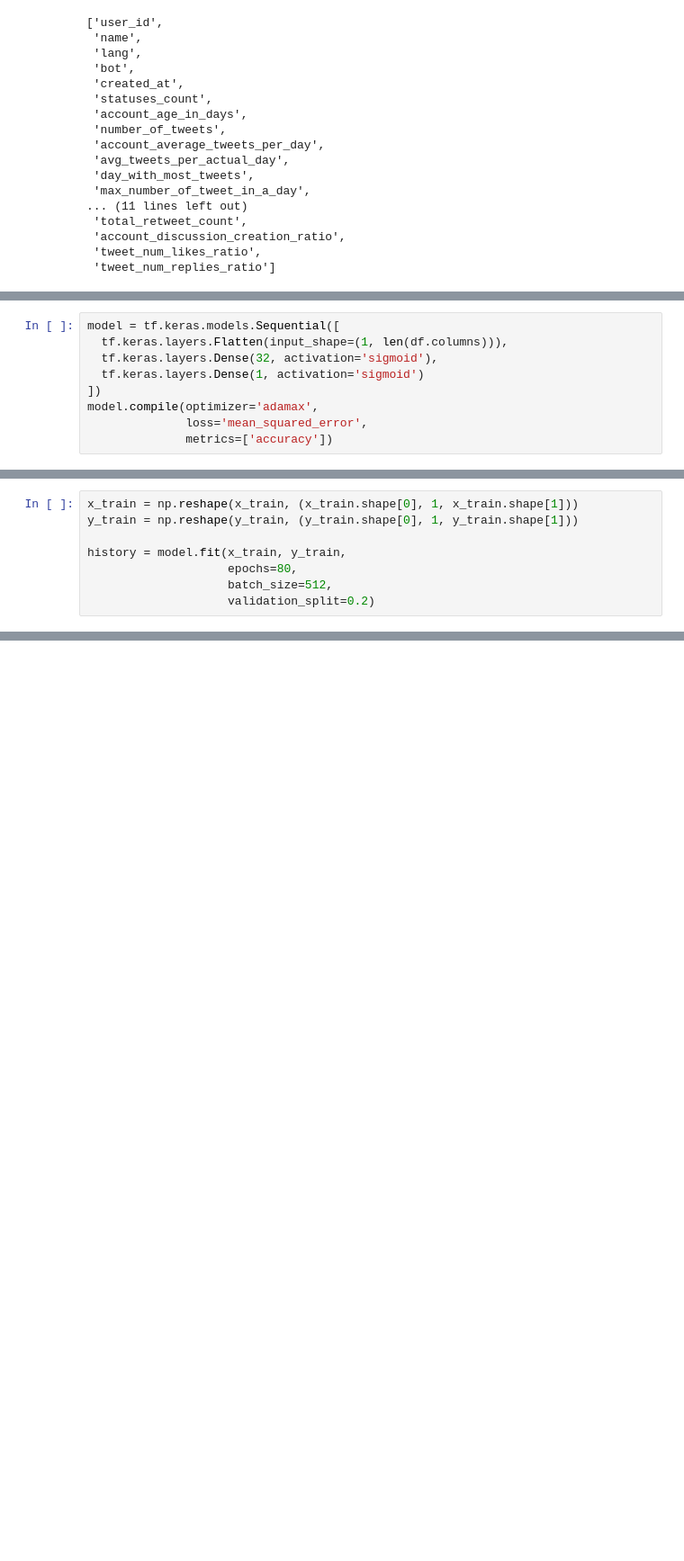
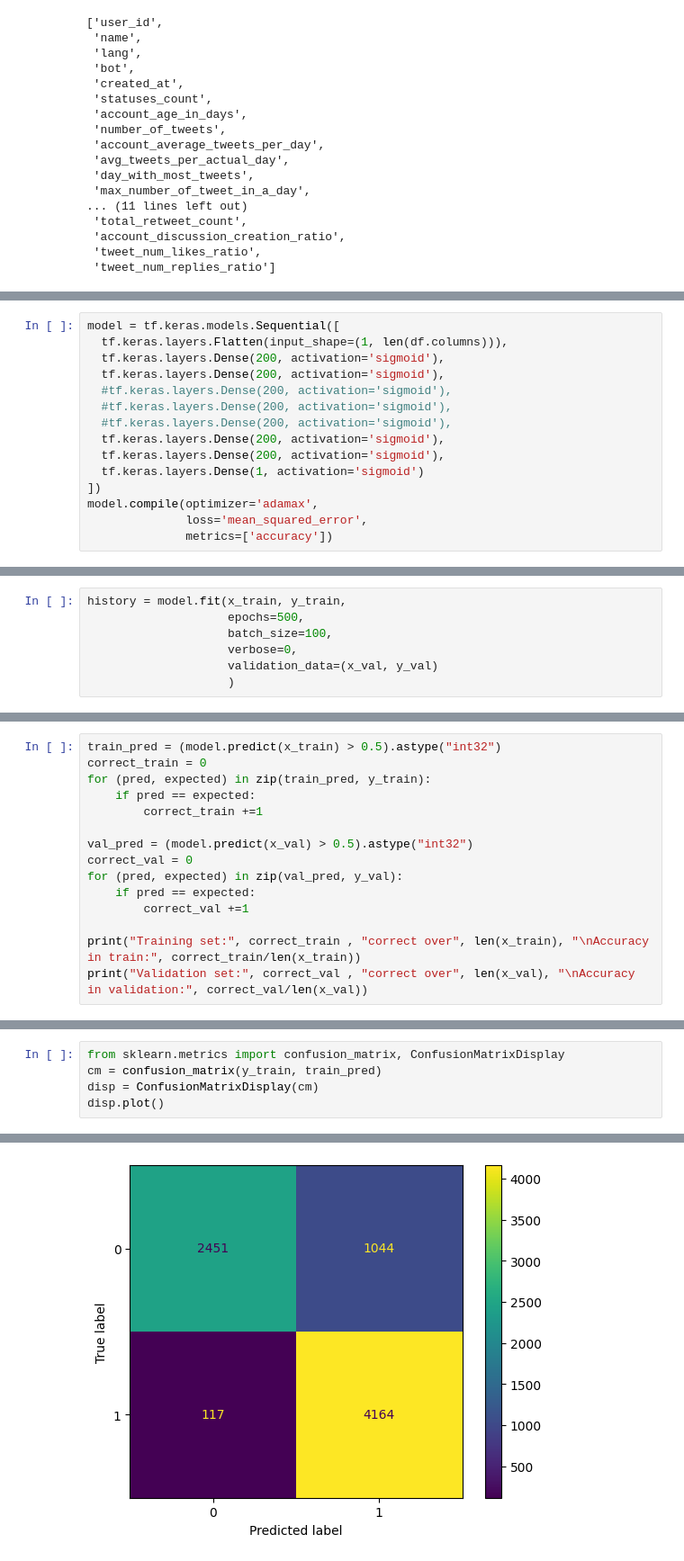
Before and after one commit to The-seven-dwarfs/DataMining-Group7, a Jupyter notebook: 3.x-Neural_network_classification.ipynb, the cells around one changed output, grey strips where cells are left out. Shown at 90% size. Cells and saved outputs as stored; diff of their text form; blank space fills up the shorter version.

```diff
--- a/3.x-Neural_network_classification.ipynb
+++ b/3.x-Neural_network_classification.ipynb
@@ -73,7 +79,13 @@ y_test = np.asarray(y_test)
 # %%
 model = tf.keras.models.Sequential([
   tf.keras.layers.Flatten(input_shape=(1, len(df.columns))),
-  tf.keras.layers.Dense(32, activation='sigmoid'),
+  tf.keras.layers.Dense(200, activation='sigmoid'),
+  tf.keras.layers.Dense(200, activation='sigmoid'),
+  #tf.keras.layers.Dense(200, activation='sigmoid'),
+  #tf.keras.layers.Dense(200, activation='sigmoid'),
+  #tf.keras.layers.Dense(200, activation='sigmoid'),
+  tf.keras.layers.Dense(200, activation='sigmoid'),
+  tf.keras.layers.Dense(200, activation='sigmoid'),
   tf.keras.layers.Dense(1, activation='sigmoid')
 ])
 model.compile(optimizer='adamax',
@@ -87,9 +102 @@ model.compile(optimizer='adamax',
 To enable them in other operations, rebuild TensorFlow with the appropriate compiler flags.
-# %%
-x_train = np.reshape(x_train, (x_train.shape[0], 1, x_train.shape[1]))
-y_train = np.reshape(y_train, (y_train.shape[0], 1, y_train.shape[1]))
-
-history = model.fit(x_train, y_train,
-                    epochs=80,
-                    batch_size=512,
-                    validation_split=0.2)
@@ -97,0 +123,7 @@ IndexError: tuple index out of range
+# %%
+history = model.fit(x_train, y_train,
+                    epochs=500,
+                    batch_size=100,
+                    verbose=0,
+                    validation_data=(x_val, y_val)
+                    )
@@ -97,0 +146,15 @@ IndexError: tuple index out of range
+# %%
+train_pred = (model.predict(x_train) > 0.5).astype("int32")
+correct_train = 0
+for (pred, expected) in zip(train_pred, y_train):
+    if pred == expected:
+        correct_train +=1
+
+val_pred = (model.predict(x_val) > 0.5).astype("int32")
+correct_val = 0
+for (pred, expected) in zip(val_pred, y_val):
+    if pred == expected:
+        correct_val +=1
+
+print("Training set:", correct_train , "correct over", len(x_train), "\nAccuracy in train:", correct_train/len(x_train))
+print("Validation set:", correct_val , "correct over", len(x_val), "\nAccuracy in validation:", correct_val/len(x_val))
@@ -97,0 +168,6 @@ IndexError: tuple index out of range
+# %%
+from sklearn.metrics import confusion_matrix, ConfusionMatrixDisplay
+cm = confusion_matrix(y_train, train_pred)
+disp = ConfusionMatrixDisplay(cm)
+disp.plot()
+# %% [output]
@@ -97,0 +175 @@ IndexError: tuple index out of range
+[figure, added]
```
Also changed, not shown: parts of 12 cells of this notebook, 1 other file.
